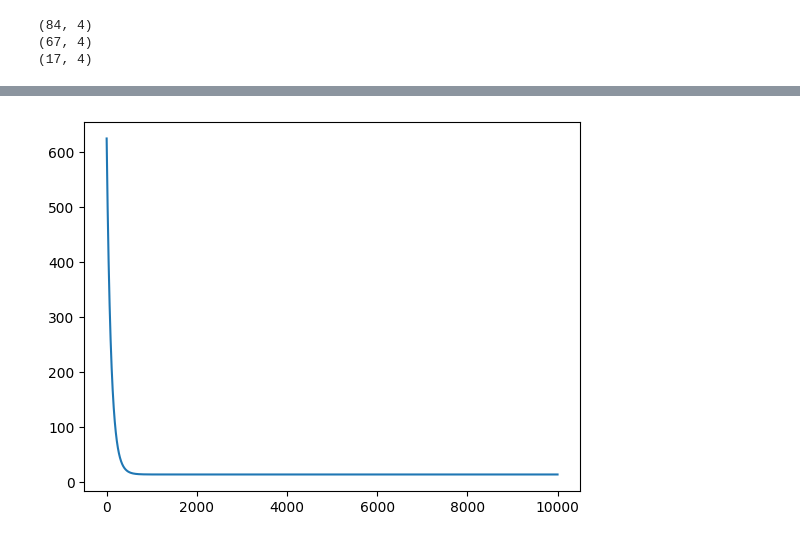
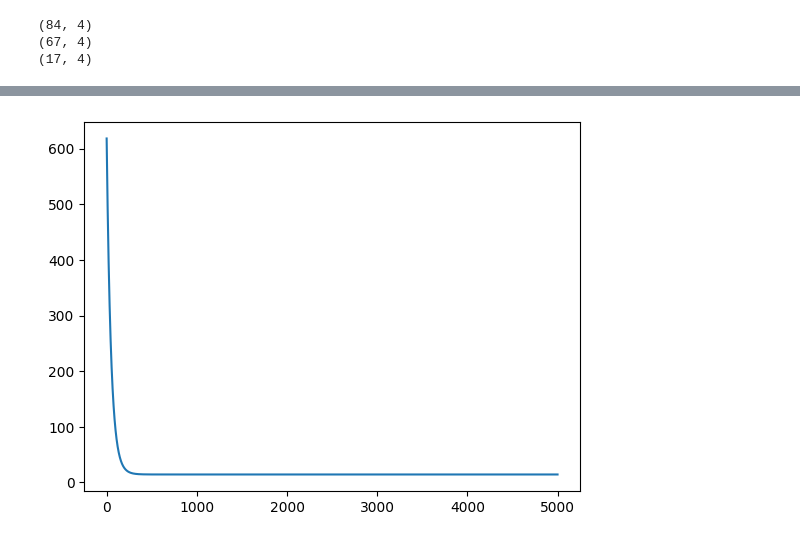
Before and after one commit to oops-moment/SMAI-SEM6, a Jupyter notebook: rollnumber_A1/rollnumber_A1_Q3/Q3.ipynb, the cells around one changed output, grey strips where cells are left out. Saved outputs shown, nothing was run; the diff lists cells and outputs as text; code cells hidden in the pictures.

```diff
--- a/rollnumber_A1/rollnumber_A1_Q3/Q3.ipynb
+++ b/rollnumber_A1/rollnumber_A1_Q3/Q3.ipynb
@@ -524,15 +524,15 @@ class MultipleLinearRegression() :
             J = np.sum( ( (X.dot( W )+ B) - Y ) ** 2 ) / ( 2 * m )
             return J
 
-        def GradientDescent(self,x,y,w,b,learning_rate,iterations):
+        def GradientDescent(self,x,y,w,b):
             cost_lists = []
             m = len(y)
-            for i in range(iterations):
+            for i in range(self.iterations):
                 h = np.dot(x,w) + b
                 loss = h - y
                 gradient = np.dot(x.T,loss) / m
-                w = w - learning_rate * gradient
-                b = b - learning_rate * np.mean(loss)
+                w = w - self.learning_rate * gradient
+                b = b - self.learning_rate * np.mean(loss)
                 cost = self.costFunction(x,y,w,b)
                 cost_lists.append(cost)
             return w,b,cost_lists
@@ -627,8 +627,8 @@ print(Xtest.shape)
 (67, 4)
 (17, 4)
 # %%
-model = MultipleLinearRegression(learning_rate=0.001, iterations=3000)
-w,b,c= model.GradientDescent(Xtrain,ytrain,np.zeros(Xtrain.shape[1]),0,0.005,10000)
+model = MultipleLinearRegression(learning_rate=0.01, iterations=5000)
+w,b,c= model.GradientDescent(Xtrain,ytrain,np.zeros(Xtrain.shape[1]),0)
 plt.plot(c)
 print(w)
 y_pred = model.Predict(Xtest,w,b)
@@ -641 +641 @@ print(r2)
-[figure, old version]
+[figure, new version]
```
Also changed, not shown: parts of 5 cells of this notebook.
